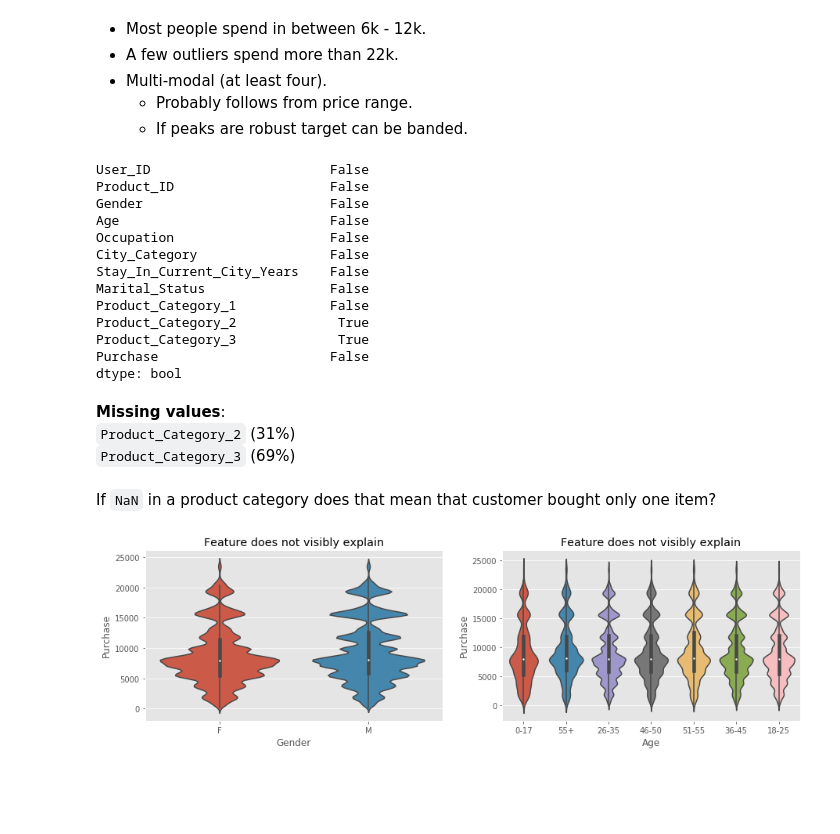
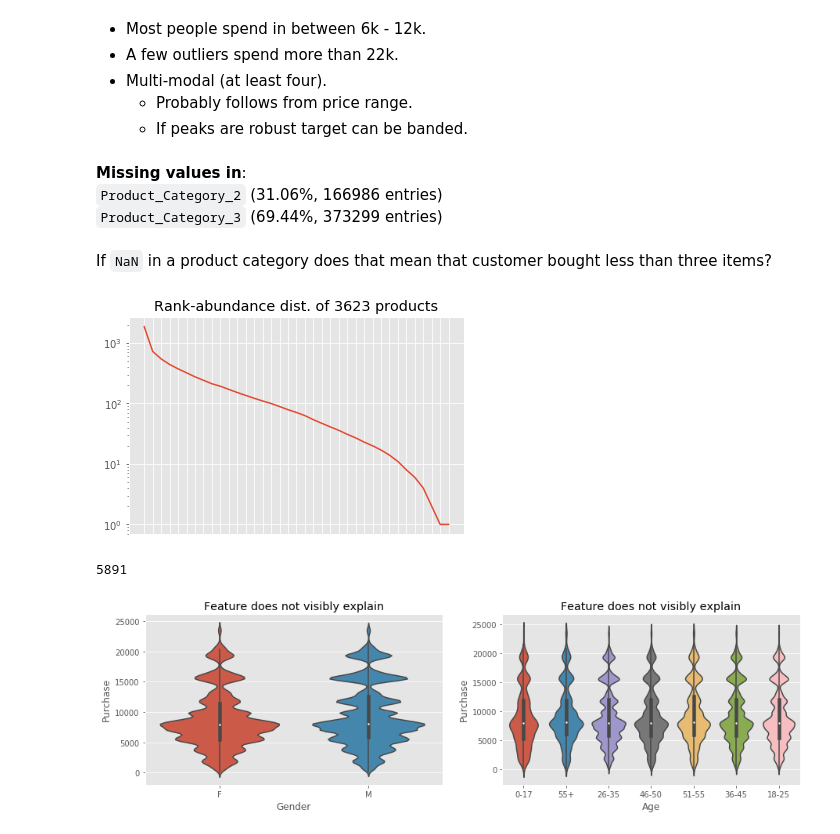
Before and after one commit to Llewlyn/Datasets-analysis, a Jupyter notebook: black_friday/black_friday.ipynb, the cells around one changed output. Cells and saved outputs as stored; diff of their text form; code cells hidden in the pictures; blank space fills up the shorter version.

```diff
--- a/black_friday/black_friday.ipynb
+++ b/black_friday/black_friday.ipynb
@@ -33,32 +30,31 @@ sns.distplot(df['Purchase'], ax=axs[1]);
 - Multi-modal (at least four).
     - Probably follows from price range.
     - If peaks are robust target can be banded.
-# %%
-df.isna().any()
-# %% [output]
-User_ID                       False
-Product_ID                    False
-Gender                        False
-Age                           False
-Occupation                    False
-City_Category                 False
-Stay_In_Current_City_Years    False
-Marital_Status                False
-Product_Category_1            False
-Product_Category_2             True
-Product_Category_3             True
-Purchase                      False
-dtype: bool
-# %%
-string = '**Missing values**:<br>`Product_Category_2` ({:.0f}%)<br>`Product_Category_3` ({:.0f}%)'.format(
-    np.sum(100*df.Product_Category_2.isna())/len(df.Product_Category_2),
-    np.sum(100*df.Product_Category_3.isna())/len(df.Product_Category_3)
-)
-tnb.markdown(string)
-# %% [output]
-<span style='color:None'>**Missing values**:<br>`Product_Category_2` (31%)<br>`Product_Category_3` (69%)</span>
+# %%
+tnb.missing_values(df)
+# %% [output]
+<span style='color:None'>**Missing values in**:<br>`Product_Category_2` (31.06%, 166986 entries)<br>`Product_Category_3` (69.44%, 373299 entries)<br></span>
 # %% [markdown]
-If `NaN` in a product category does that mean that customer bought only one item?
+If `NaN` in a product category does that mean that customer bought less than three items?
+# %%
+prod_count = df.Product_ID.value_counts()
+
+plt.plot(prod_count[::100]);
+plt.tick_params(
+    axis='x',          # changes apply to the x-axis
+    which='both',      # both major and minor ticks are affected
+    bottom=False,      # ticks along the bottom edge are off
+    top=False,         # ticks along the top edge are off
+    labelbottom=False) # labels along the bottom edge are off
+# plt.xscale('log')
+plt.yscale('log')
+plt.title('Rank-abundance dist. of {:.0f} products'.format(df['Product_ID'].nunique()));
+# %% [output]
+[figure, added]
+# %%
+df['User_ID'].nunique()
+# %% [output]
+5891
 # %%
 # keys = df.keys()
 keys = ['Gender', 'Age']
```
Also changed, not shown: parts of 6 cells of this notebook.
